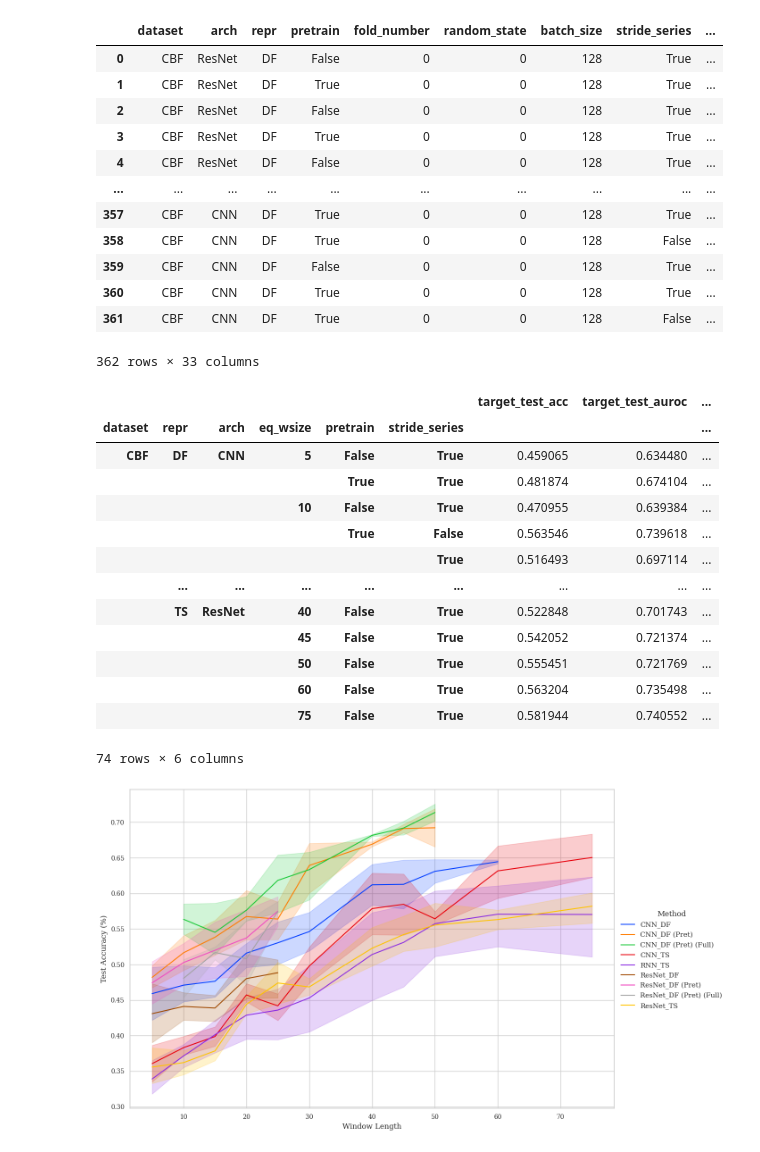
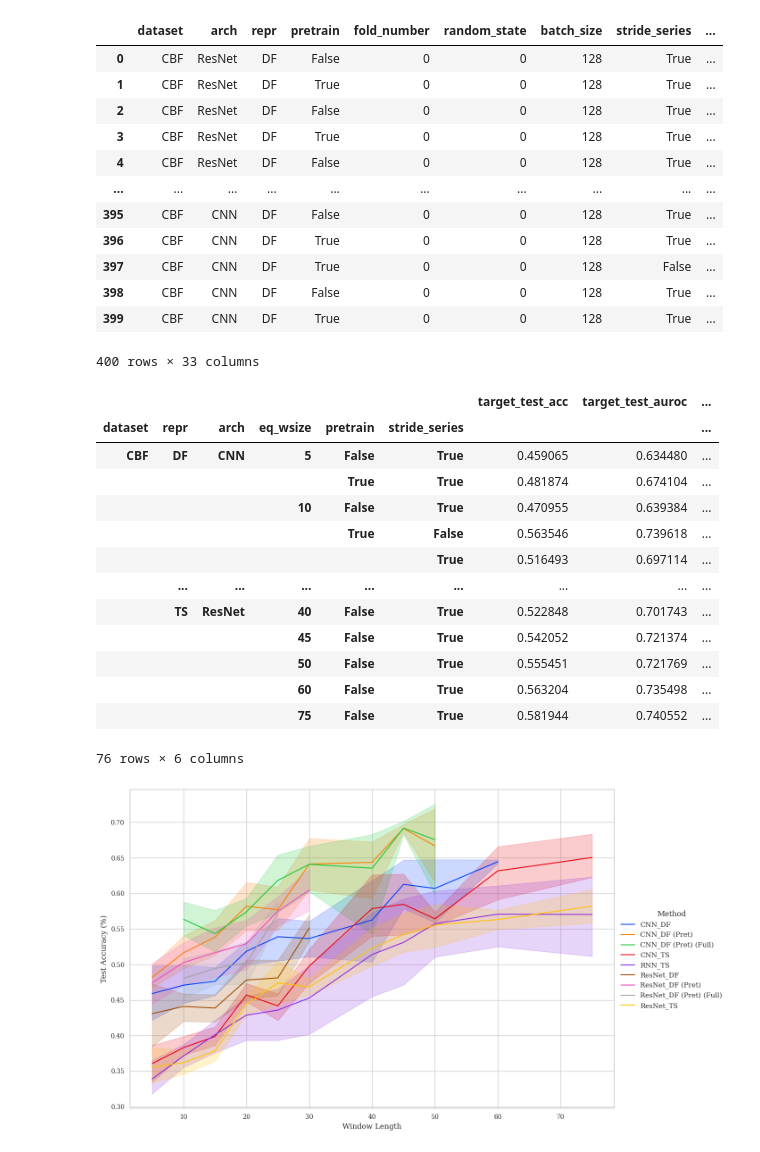
Before and after one commit to mbisan/s3ts, a Jupyter notebook: notebooks/wlen.ipynb, the cells around one changed output. Cells and saved outputs as stored; diff of their text form; code cells hidden in the pictures.

```diff
--- a/notebooks/wlen.ipynb
+++ b/notebooks/wlen.ipynb
@@ -14,29 +14,30 @@ from pathlib import Path
 # auxiliary functions
 import s3ts.analysis as aux
 # %%
-df1 = aux.load_data(Path("../results_synced/wlen/"))
-df2 = aux.load_data(Path("../results_synced/wtst/"))
+storage_fold = Path("../storage/")
+df1 = aux.load_data(storage_fold / "exp_data" / "wlen")
+df2 = aux.load_data(storage_fold / "exp_data" / "wtst")
 df = pd.concat([df1, df2], ignore_index=True)
 
 cols = ['target_test_acc', 'target_test_auroc', 'target_val_acc', 'target_val_auroc', 'tgt_nepochs', 'pre_nepochs']
 
 df["eq_wsize"] = df["window_length"]*df["window_time_stride"]
 df.loc[df["pretrain"] == False, "stride_series"] = True
 df
 # %% [output]
 |  | dataset | arch | repr | pretrain | fold_number | random_state | batch_size | stride_series | ... |
 | 0 | CBF | ResNet | DF | False | 0 | 0 | 128 | True | ... |
 | 1 | CBF | ResNet | DF | True | 0 | 0 | 128 | True | ... |
 | 2 | CBF | ResNet | DF | False | 0 | 0 | 128 | True | ... |
 | 3 | CBF | ResNet | DF | True | 0 | 0 | 128 | True | ... |
 | 4 | CBF | ResNet | DF | False | 0 | 0 | 128 | True | ... |
 | ... | ... | ... | ... | ... | ... | ... | ... | ... | ... |
-| 357 | CBF | CNN | DF | True | 0 | 0 | 128 | True | ... |
-| 358 | CBF | CNN | DF | True | 0 | 0 | 128 | False | ... |
-| 359 | CBF | CNN | DF | False | 0 | 0 | 128 | True | ... |
-| 360 | CBF | CNN | DF | True | 0 | 0 | 128 | True | ... |
-| 361 | CBF | CNN | DF | True | 0 | 0 | 128 | False | ... |
+| 395 | CBF | CNN | DF | False | 0 | 0 | 128 | True | ... |
+| 396 | CBF | CNN | DF | True | 0 | 0 | 128 | True | ... |
+| 397 | CBF | CNN | DF | True | 0 | 0 | 128 | False | ... |
+| 398 | CBF | CNN | DF | False | 0 | 0 | 128 | True | ... |
+| 399 | CBF | CNN | DF | True | 0 | 0 | 128 | True | ... |
-362 rows × 33 columns
+400 rows × 33 columns
 # %%
 df.groupby(["dataset", "repr", "arch", 	"eq_wsize", "pretrain", "stride_series"])[cols].mean()
 # %% [output]
@@ -53,7 +54,7 @@ df.groupby(["dataset", "repr", "arch", 	"eq_wsize", "pretrain", "stride_series"]
 |  |  |  | 50 | False | True | 0.555451 | 0.721769 | ... |
 |  |  |  | 60 | False | True | 0.563204 | 0.735498 | ... |
 |  |  |  | 75 | False | True | 0.581944 | 0.740552 | ... |
-74 rows × 6 columns
+76 rows × 6 columns
 # %%
 data = df.copy()
 data["Method"] =  data["arch"] + "_" + data["repr"] + data["pretrain"].replace({True: " (Pret)", False: ""}) + data["stride_series"].replace({True: "", False: " (Full)"})
@@ -74,7 +75,7 @@ g.set_xlabels("Window Length");
 
 g.savefig("../figures/wtst.pdf", bbox_inches='tight')
 # %% [output]
-[figure, old version]
+[figure, new version]
 # %%
 data = df.copy()
 data = data[data["repr"] == "DF"]
```
Also changed, not shown: parts of 3 cells of this notebook, 6 other files.
